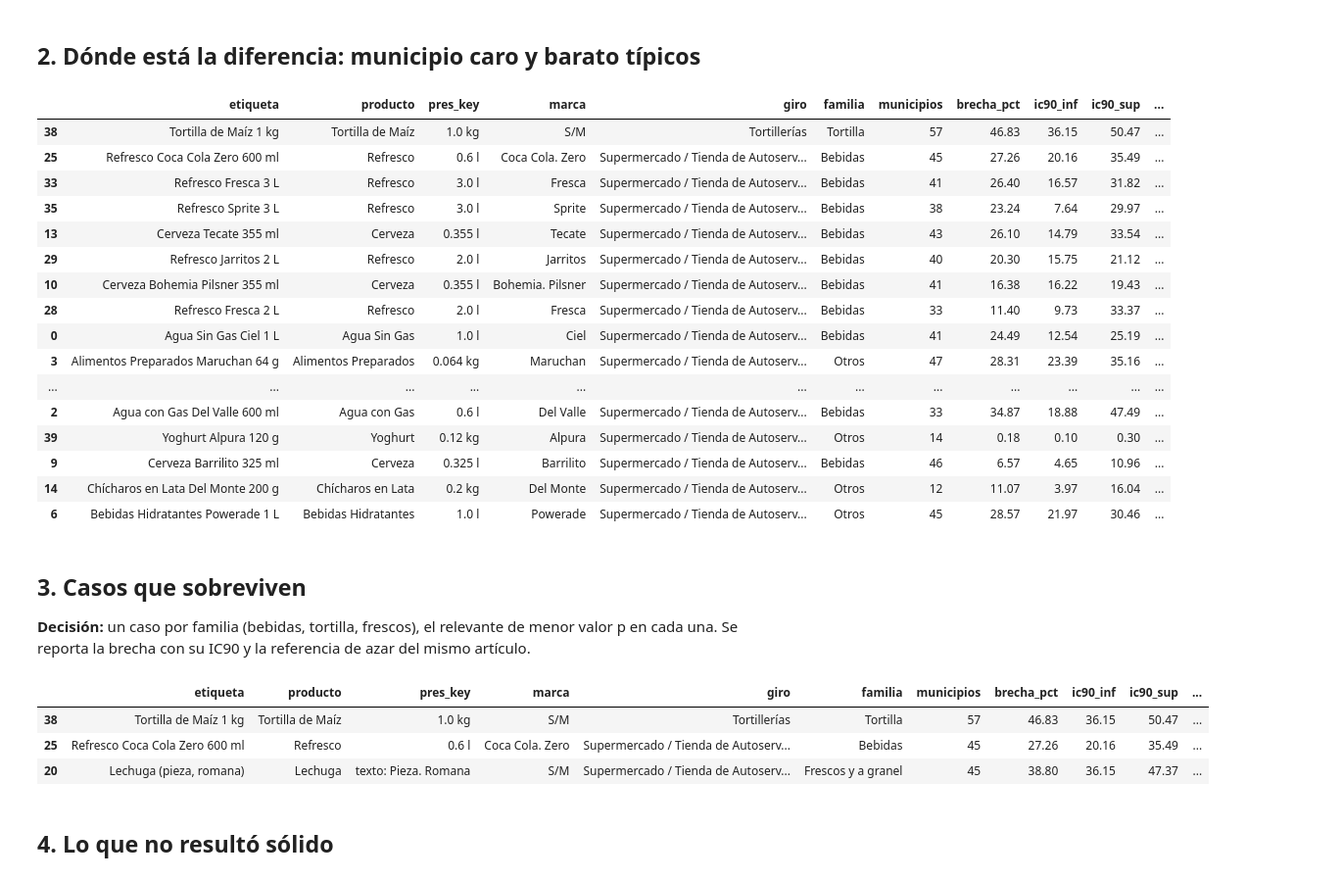
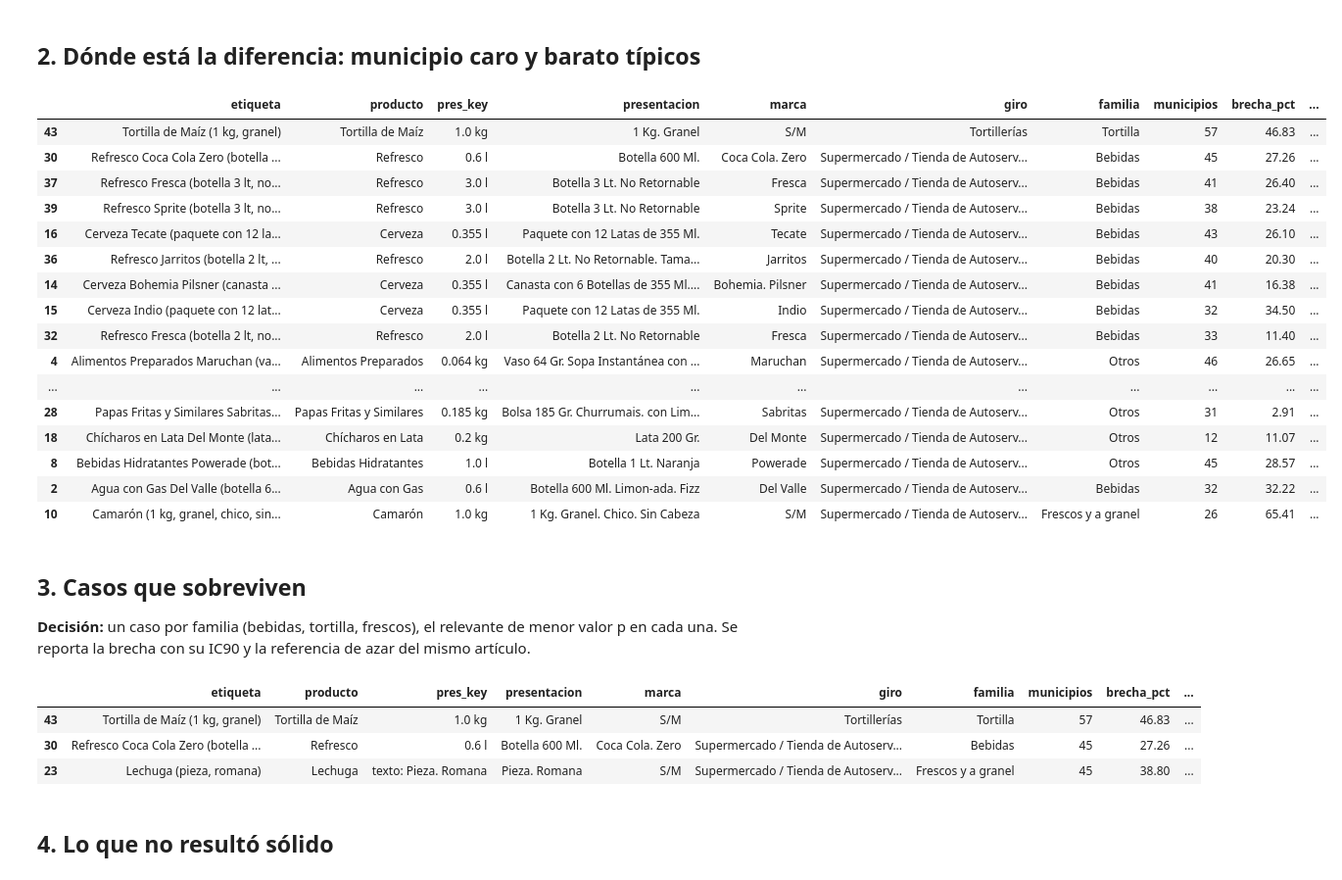
Before and after one commit to ErnestRr/mexico-diferencias-precio-municipios, a Jupyter notebook: notebooks/03_diferencias_que_sobreviven.ipynb, the cells around one changed output. Shown at 98% size. Saved outputs shown, nothing was run; the diff lists cells and outputs as text; code cells hidden in the pictures.

```diff
--- a/notebooks/03_diferencias_que_sobreviven.ipynb
+++ b/notebooks/03_diferencias_que_sobreviven.ipynb
@@ -117,47 +117,47 @@ todas partes.
 # %%
 pmf = pm["extremos"].merge(f.loc[f.sobrevive, M.UNIDAD], on=M.UNIDAD)
 def extremos_mun(g):
     g = g.sort_values("precio")
     q10, q90 = g.precio.quantile(.1), g.precio.quantile(.9)
     lo = g.iloc[(g.precio - q10).abs().argmin()]
     hi = g.iloc[(g.precio - q90).abs().argmin()]
     return pd.Series({"mun_barato": C.city(lo.municipio_id), "precio_barato": lo.precio, "mun_caro": C.city(hi.municipio_id),
                       "precio_caro": hi.precio, "mediana": g.precio.median()})
 ext = pmf.groupby(M.UNIDAD).apply(extremos_mun, include_groups=False).reset_index()
 sob = f[f.sobrevive].merge(ext, on=M.UNIDAD)
 # Relevante: además de pasar la prueba, la diferencia es de 10% o más y su IC90 queda arriba de lo típico del azar.
 sob["relevante"] = (sob.brecha_pct >= M.MIN_RELEVANTE) & (sob.ic90_inf > sob.azar_mediana)
-sob["etiqueta"] = [M.etiqueta(a, b_, c_) for a, b_, c_ in zip(sob.producto, sob.pres_key, sob.marca)]
+sob["etiqueta"] = [M.etiqueta(a, b_, c_, e_) for a, b_, c_, e_ in zip(sob.producto, sob.pres_key, sob.marca, sob.presentacion)]
 sob = sob.sort_values(["relevante", "p_valor"], ascending=[False, True])
-cols = ["etiqueta", "producto", "pres_key", "marca", "giro", "familia", "municipios", "brecha_pct", "ic90_inf", "ic90_sup",
+cols = ["etiqueta", "producto", "pres_key", "presentacion", "marca", "giro", "familia", "municipios", "brecha_pct", "ic90_inf", "ic90_sup",
         "azar_mediana", "azar_p95", "misma_cadena_pct", "mun_barato", "precio_barato", "mun_caro", "precio_caro", "p_valor", "relevante"]
 display(sob[cols].round(2))
 rel = sob[sob.relevante]
 reg("n_relevantes", len(rel), n=len(sob), fuente=F, nota="sobreviven, brecha >= 10% e IC90 inferior arriba de la mediana del azar")
 for fam_, key in [("Bebidas", "bebidas"), ("Tortilla", "tortilla"), ("Frescos y a granel", "frescos"), ("Otros", "otros")]:
     reg(f"rel_{key}", (rel.familia == fam_).sum(), fuente=F)
 reg("brecha_relevantes", rel.brecha_pct.median(), n=len(rel), fuente=F)
 reg("cadena_relevantes", rel.misma_cadena_pct.median(), n=len(rel), fuente=F)
 f.to_csv(PROC / "articulos_prueba.csv", index=False, encoding="utf-8-sig")
 sob[cols].to_csv(PROC / "sobrevivientes.csv", index=False, encoding="utf-8-sig")
 # %% [output]
-|  | etiqueta | producto | pres_key | marca | giro | familia | municipios | brecha_pct | ic90_inf | ic90_sup | ... |
-| 38 | Tortilla de Maíz 1 kg | Tortilla de Maíz | 1.0 kg | S/M | Tortillerías | Tortilla | 57 | 46.83 | 36.15 | 50.47 | ... |
-| 25 | Refresco Coca Cola Zero 600 ml | Refresco | 0.6 l | Coca Cola. Zero | Supermercado / Tienda de Autoserv... | Bebidas | 45 | 27.26 | 20.16 | 35.49 | ... |
-| 33 | Refresco Fresca 3 L | Refresco | 3.0 l | Fresca | Supermercado / Tienda de Autoserv... | Bebidas | 41 | 26.40 | 16.57 | 31.82 | ... |
-| 35 | Refresco Sprite 3 L | Refresco | 3.0 l | Sprite | Supermercado / Tienda de Autoserv... | Bebidas | 38 | 23.24 | 7.64 | 29.97 | ... |
-| 13 | Cerveza Tecate 355 ml | Cerveza | 0.355 l | Tecate | Supermercado / Tienda de Autoserv... | Bebidas | 43 | 26.10 | 14.79 | 33.54 | ... |
-| 29 | Refresco Jarritos 2 L | Refresco | 2.0 l | Jarritos | Supermercado / Tienda de Autoserv... | Bebidas | 40 | 20.30 | 15.75 | 21.12 | ... |
-| 10 | Cerveza Bohemia Pilsner 355 ml | Cerveza | 0.355 l | Bohemia. Pilsner | Supermercado / Tienda de Autoserv... | Bebidas | 41 | 16.38 | 16.22 | 19.43 | ... |
-| 28 | Refresco Fresca 2 L | Refresco | 2.0 l | Fresca | Supermercado / Tienda de Autoserv... | Bebidas | 33 | 11.40 | 9.73 | 33.37 | ... |
-| 0 | Agua Sin Gas Ciel 1 L | Agua Sin Gas | 1.0 l | Ciel | Supermercado / Tienda de Autoserv... | Bebidas | 41 | 24.49 | 12.54 | 25.19 | ... |
-| 3 | Alimentos Preparados Maruchan 64 g | Alimentos Preparados | 0.064 kg | Maruchan | Supermercado / Tienda de Autoserv... | Otros | 47 | 28.31 | 23.39 | 35.16 | ... |
-| ... | ... | ... | ... | ... | ... | ... | ... | ... | ... | ... | ... |
-| 2 | Agua con Gas Del Valle 600 ml | Agua con Gas | 0.6 l | Del Valle | Supermercado / Tienda de Autoserv... | Bebidas | 33 | 34.87 | 18.88 | 47.49 | ... |
-| 39 | Yoghurt Alpura 120 g | Yoghurt | 0.12 kg | Alpura | Supermercado / Tienda de Autoserv... | Otros | 14 | 0.18 | 0.10 | 0.30 | ... |
-| 9 | Cerveza Barrilito 325 ml | Cerveza | 0.325 l | Barrilito | Supermercado / Tienda de Autoserv... | Bebidas | 46 | 6.57 | 4.65 | 10.96 | ... |
-| 14 | Chícharos en Lata Del Monte 200 g | Chícharos en Lata | 0.2 kg | Del Monte | Supermercado / Tienda de Autoserv... | Otros | 12 | 11.07 | 3.97 | 16.04 | ... |
-| 6 | Bebidas Hidratantes Powerade 1 L | Bebidas Hidratantes | 1.0 l | Powerade | Supermercado / Tienda de Autoserv... | Otros | 45 | 28.57 | 21.97 | 30.46 | ... |
+|  | etiqueta | producto | pres_key | presentacion | marca | giro | familia | municipios | brecha_pct | ... |
+| 43 | Tortilla de Maíz (1 kg, granel) | Tortilla de Maíz | 1.0 kg | 1 Kg. Granel | S/M | Tortillerías | Tortilla | 57 | 46.83 | ... |
+| 30 | Refresco Coca Cola Zero (botella ... | Refresco | 0.6 l | Botella 600 Ml. | Coca Cola. Zero | Supermercado / Tienda de Autoserv... | Bebidas | 45 | 27.26 | ... |
+| 37 | Refresco Fresca (botella 3 lt, no... | Refresco | 3.0 l | Botella 3 Lt. No Retornable | Fresca | Supermercado / Tienda de Autoserv... | Bebidas | 41 | 26.40 | ... |
+| 39 | Refresco Sprite (botella 3 lt, no... | Refresco | 3.0 l | Botella 3 Lt. No Retornable | Sprite | Supermercado / Tienda de Autoserv... | Bebidas | 38 | 23.24 | ... |
+| 16 | Cerveza Tecate (paquete con 12 la... | Cerveza | 0.355 l | Paquete con 12 Latas de 355 Ml. | Tecate | Supermercado / Tienda de Autoserv... | Bebidas | 43 | 26.10 | ... |
+| 36 | Refresco Jarritos (botella 2 lt, ... | Refresco | 2.0 l | Botella 2 Lt. No Retornable. Tama... | Jarritos | Supermercado / Tienda de Autoserv... | Bebidas | 40 | 20.30 | ... |
+| 14 | Cerveza Bohemia Pilsner (canasta ... | Cerveza | 0.355 l | Canasta con 6 Botellas de 355 Ml.... | Bohemia. Pilsner | Supermercado / Tienda de Autoserv... | Bebidas | 41 | 16.38 | ... |
+| 15 | Cerveza Indio (paquete con 12 lat... | Cerveza | 0.355 l | Paquete con 12 Latas de 355 Ml. | Indio | Supermercado / Tienda de Autoserv... | Bebidas | 32 | 34.50 | ... |
+| 32 | Refresco Fresca (botella 2 lt, no... | Refresco | 2.0 l | Botella 2 Lt. No Retornable | Fresca | Supermercado / Tienda de Autoserv... | Bebidas | 33 | 11.40 | ... |
+| 4 | Alimentos Preparados Maruchan (va... | Alimentos Preparados | 0.064 kg | Vaso 64 Gr. Sopa Instantánea con ... | Maruchan | Supermercado / Tienda de Autoserv... | Otros | 46 | 26.65 | ... |
+| ... | ... | ... | ... | ... | ... | ... | ... | ... | ... | ... |
+| 28 | Papas Fritas y Similares Sabritas... | Papas Fritas y Similares | 0.185 kg | Bolsa 185 Gr. Churrumais. con Lim... | Sabritas | Supermercado / Tienda de Autoserv... | Otros | 31 | 2.91 | ... |
+| 18 | Chícharos en Lata Del Monte (lata... | Chícharos en Lata | 0.2 kg | Lata 200 Gr. | Del Monte | Supermercado / Tienda de Autoserv... | Otros | 12 | 11.07 | ... |
+| 8 | Bebidas Hidratantes Powerade (bot... | Bebidas Hidratantes | 1.0 l | Botella 1 Lt. Naranja | Powerade | Supermercado / Tienda de Autoserv... | Otros | 45 | 28.57 | ... |
+| 2 | Agua con Gas Del Valle (botella 6... | Agua con Gas | 0.6 l | Botella 600 Ml. Limon-ada. Fizz | Del Valle | Supermercado / Tienda de Autoserv... | Bebidas | 32 | 32.22 | ... |
+| 10 | Camarón (1 kg, granel, chico, sin... | Camarón | 1.0 kg | 1 Kg. Granel. Chico. Sin Cabeza | S/M | Supermercado / Tienda de Autoserv... | Frescos y a granel | 26 | 65.41 | ... |
 # %% [markdown]
 ## 3. Casos que sobreviven
 
@@ -186,10 +186,10 @@ casos = pd.DataFrame(casos)
 display(casos[cols].round(2))
 casos[cols].to_csv(PROC / "casos_sobreviven.csv", index=False, encoding="utf-8-sig")
 # %% [output]
-|  | etiqueta | producto | pres_key | marca | giro | familia | municipios | brecha_pct | ic90_inf | ic90_sup | ... |
-| 38 | Tortilla de Maíz 1 kg | Tortilla de Maíz | 1.0 kg | S/M | Tortillerías | Tortilla | 57 | 46.83 | 36.15 | 50.47 | ... |
-| 25 | Refresco Coca Cola Zero 600 ml | Refresco | 0.6 l | Coca Cola. Zero | Supermercado / Tienda de Autoserv... | Bebidas | 45 | 27.26 | 20.16 | 35.49 | ... |
-| 20 | Lechuga (pieza, romana) | Lechuga | texto: Pieza. Romana | S/M | Supermercado / Tienda de Autoserv... | Frescos y a granel | 45 | 38.80 | 36.15 | 47.37 | ... |
+|  | etiqueta | producto | pres_key | presentacion | marca | giro | familia | municipios | brecha_pct | ... |
+| 43 | Tortilla de Maíz (1 kg, granel) | Tortilla de Maíz | 1.0 kg | 1 Kg. Granel | S/M | Tortillerías | Tortilla | 57 | 46.83 | ... |
+| 30 | Refresco Coca Cola Zero (botella ... | Refresco | 0.6 l | Botella 600 Ml. | Coca Cola. Zero | Supermercado / Tienda de Autoserv... | Bebidas | 45 | 27.26 | ... |
+| 23 | Lechuga (pieza, romana) | Lechuga | texto: Pieza. Romana | Pieza. Romana | S/M | Supermercado / Tienda de Autoserv... | Frescos y a granel | 45 | 38.80 | ... |
 # %% [markdown]
 ## 4. Lo que no resultó sólido
 # %% [markdown]
```
Also changed, not shown: parts of 3 cells of this notebook, 31 other files.
